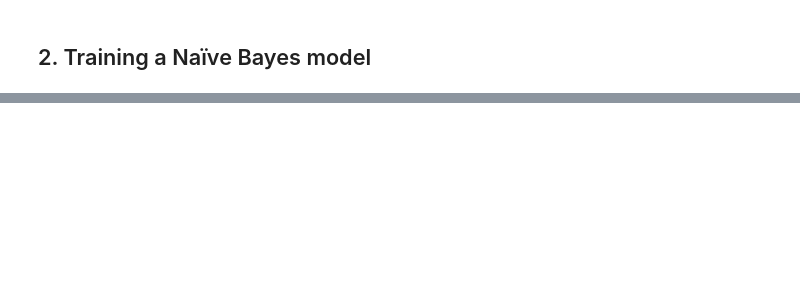
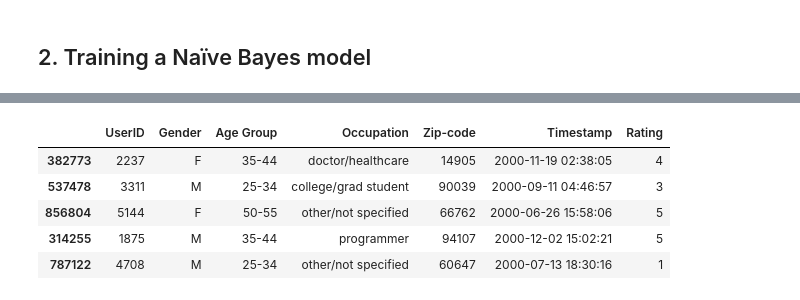
Before and after one commit to grace-sampao/Learning-Log-Python-Machine-Learning-by-Example-by-Yuxi-Hayden-Liu, a Jupyter notebook: exercises/02-building-a-movie-recommendation-engine-with-naïve-bayes/exercise-01.ipynb, the cells around one changed output, grey strips where cells are left out. Cells and saved outputs as stored; diff of their text form; code cells hidden in the pictures; blank space fills up the shorter version.

```diff
--- a/exercises/02-building-a-movie-recommendation-engine-with-naïve-bayes/exercise-01.ipynb
+++ b/exercises/02-building-a-movie-recommendation-engine-with-naïve-bayes/exercise-01.ipynb
@@ -642,0 +689,9 @@ user_movie_ratings.head()
+# %%
+X_test.head()
+# %% [output]
+|  | UserID | Gender | Age Group | Occupation | Zip-code | Timestamp | Rating |
+| 382773 | 2237 | F | 35-44 | doctor/healthcare | 14905 | 2000-11-19 02:38:05 | 4 |
+| 537478 | 3311 | M | 25-34 | college/grad student | 90039 | 2000-09-11 04:46:57 | 3 |
+| 856804 | 5144 | F | 50-55 | other/not specified | 66762 | 2000-06-26 15:58:06 | 5 |
+| 314255 | 1875 | M | 35-44 | programmer | 94107 | 2000-12-02 15:02:21 | 5 |
+| 787122 | 4708 | M | 25-34 | other/not specified | 60647 | 2000-07-13 18:30:16 | 1 |
```
Also changed, not shown: parts of 6 cells of this notebook.
